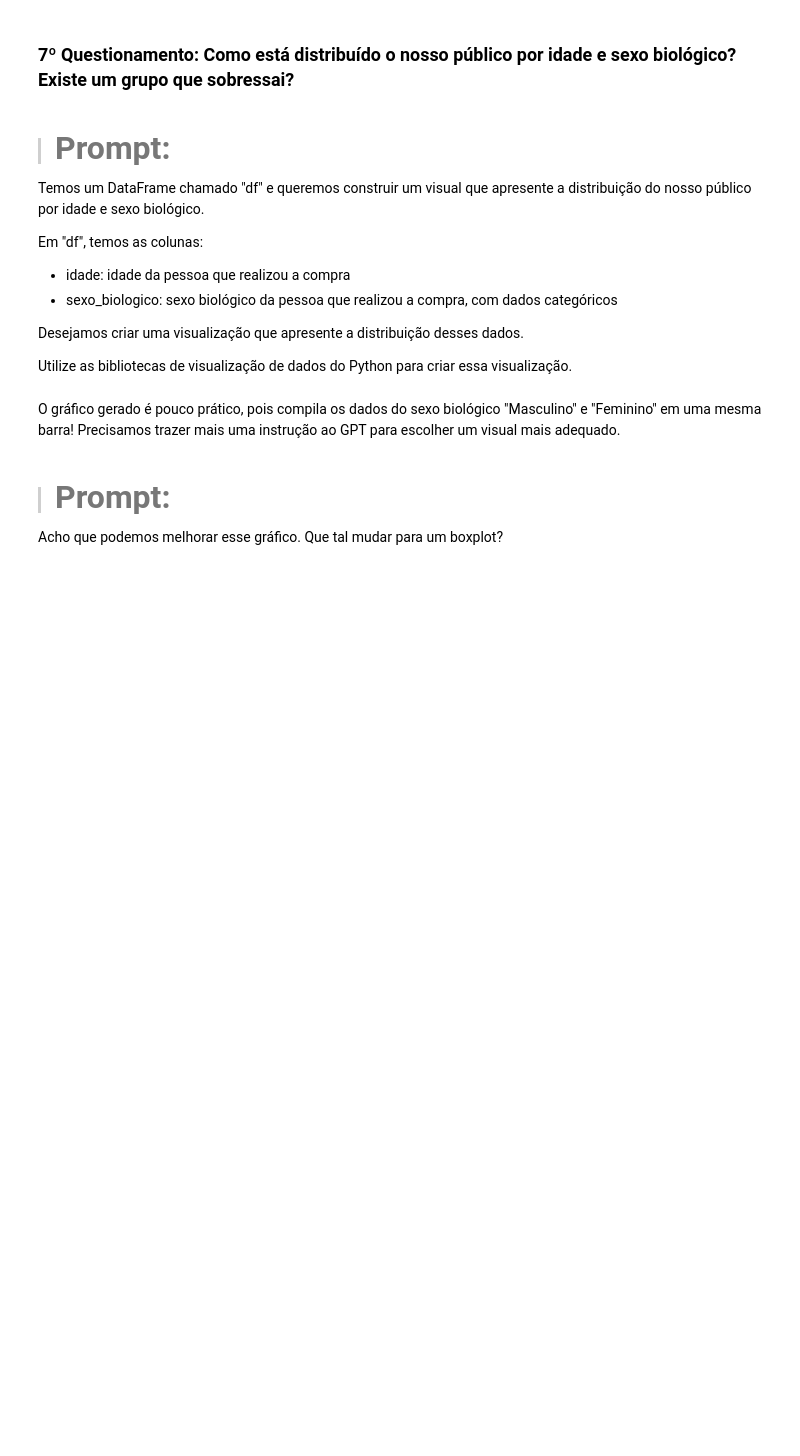
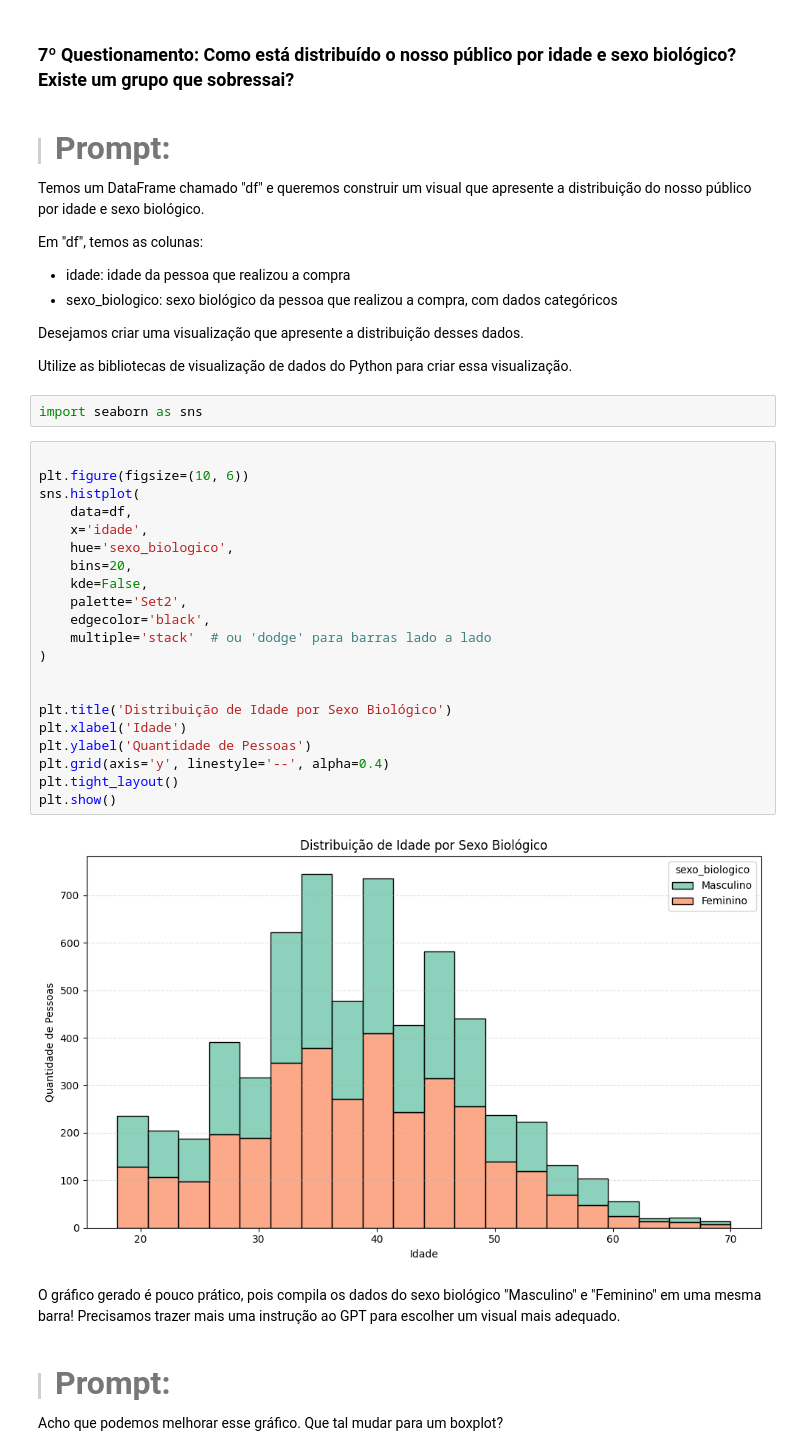
Before and after one commit to Enoque12/Projecto_Inicial_IA_Aplicada_na_Ciencia_de_Dados, a Jupyter notebook: Projeto_Inicial_IA_aplicada_a_Data_Science.ipynb, the cells around one changed output. Cells and saved outputs as stored; diff of their text form; blank space fills up the shorter version.

```diff
--- a/Projeto_Inicial_IA_aplicada_a_Data_Science.ipynb
+++ b/Projeto_Inicial_IA_aplicada_a_Data_Science.ipynb
@@ -808,6 +870,31 @@ Em "df", temos as colunas:
 Desejamos criar uma visualização que apresente a distribuição desses dados.
 
 Utilize as bibliotecas de visualização de dados do Python para criar essa visualização.
+# %%
+import seaborn as sns
+# %%
+
+plt.figure(figsize=(10, 6))
+sns.histplot(
+    data=df,
+    x='idade',
+    hue='sexo_biologico',
+    bins=20,
+    kde=False,
+    palette='Set2',
+    edgecolor='black',
+    multiple='stack'  # ou 'dodge' para barras lado a lado
+)
+
+
+plt.title('Distribuição de Idade por Sexo Biológico')
+plt.xlabel('Idade')
+plt.ylabel('Quantidade de Pessoas')
+plt.grid(axis='y', linestyle='--', alpha=0.4)
+plt.tight_layout()
+plt.show()
+# %% [output]
+[figure, added]
 # %% [markdown]
 O gráfico gerado é pouco prático, pois compila os dados do sexo biológico "Masculino" e "Feminino" em uma mesma barra! Precisamos trazer mais uma instrução ao GPT para escolher um visual mais adequado.
 # %% [markdown]
```
Also changed, not shown: parts of 13 cells of this notebook.
